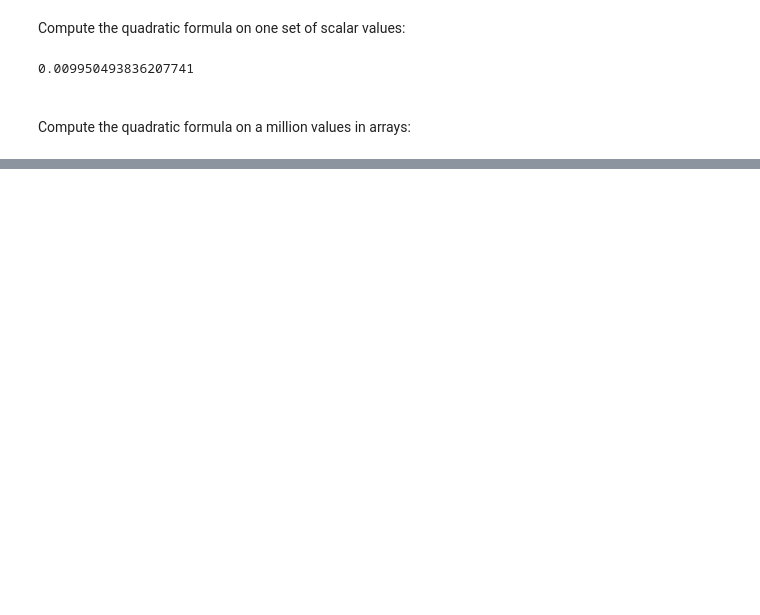
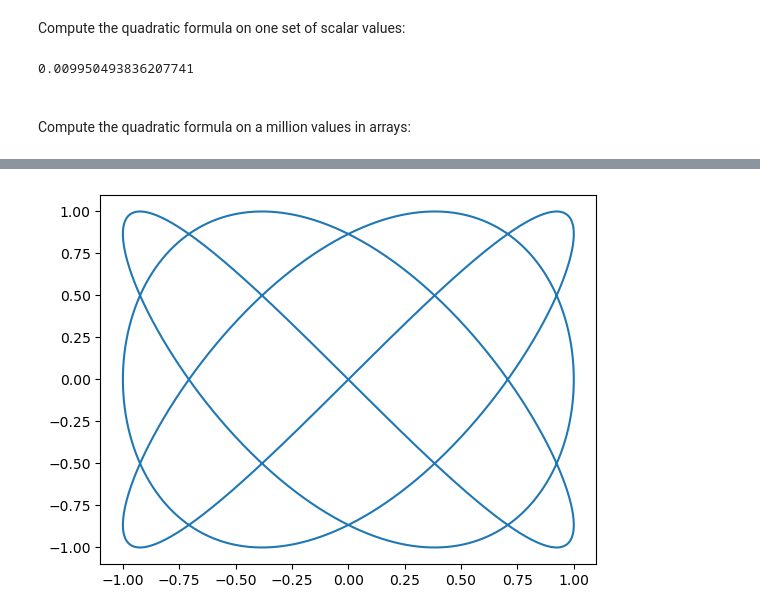
Before and after one commit to jpivarski-talks/2023-07-11-scipy2023-tutorial-thinking-in-arrays, a Jupyter notebook: part-1/lecture-slides.ipynb, the cells around one changed output, grey strips where cells are left out. Cells and saved outputs as stored; diff of their text form; code cells hidden in the pictures; blank space fills up the shorter version.

```diff
--- a/part-1/lecture-slides.ipynb
+++ b/part-1/lecture-slides.ipynb
@@ -235,0 +409,4 @@ array([ 0.00088191,  0.00325183, -0.00205543, ...,  0.00078065,
+# %%
+t = np.linspace(0, 2*np.pi, 10000)
+x = np.sin(3*t)
+y = np.sin(4*t)
@@ -235,0 +423,4 @@ array([ 0.00088191,  0.00325183, -0.00205543, ...,  0.00078065,
+# %%
+plt.plot(x, y);
+# %% [output]
+[figure, added]
```
Also changed, not shown: parts of 74 cells of this notebook, 6 other files.
